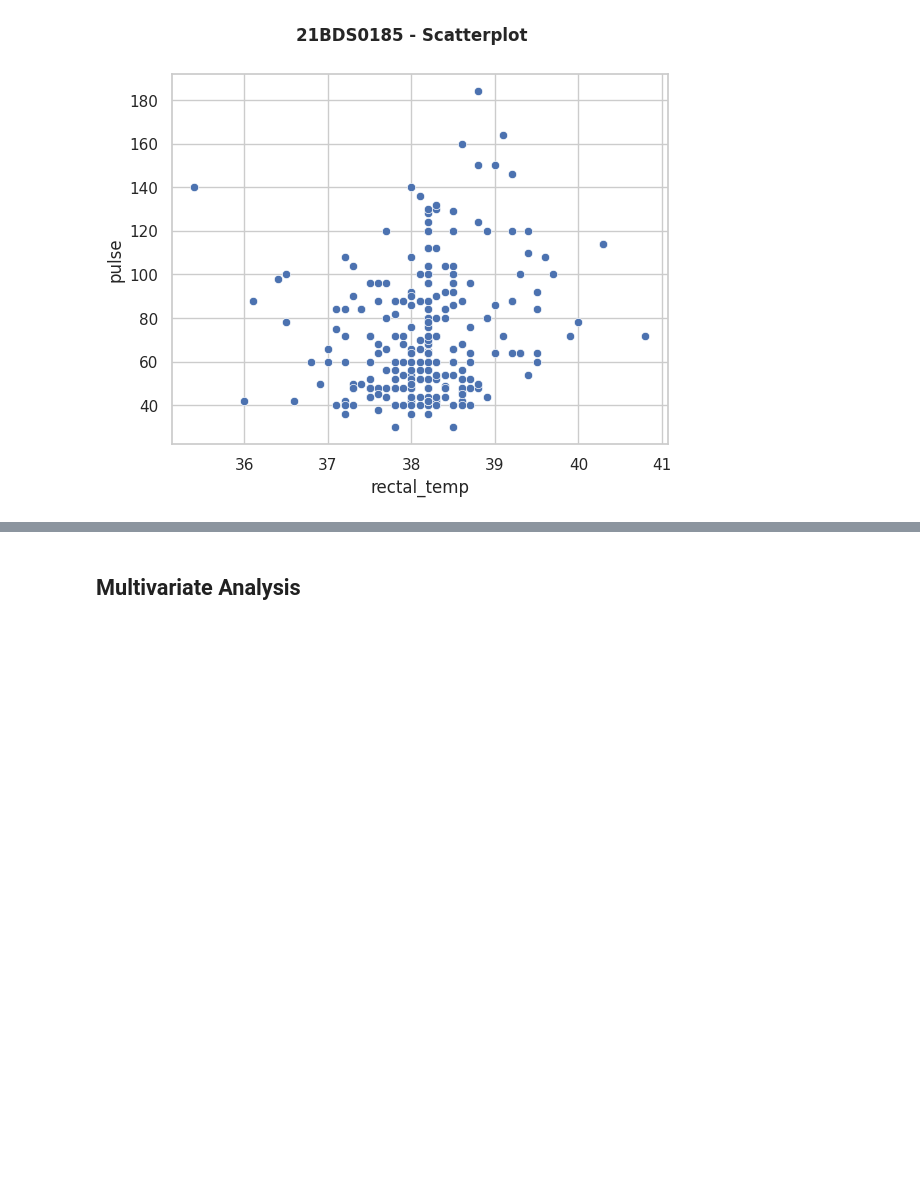
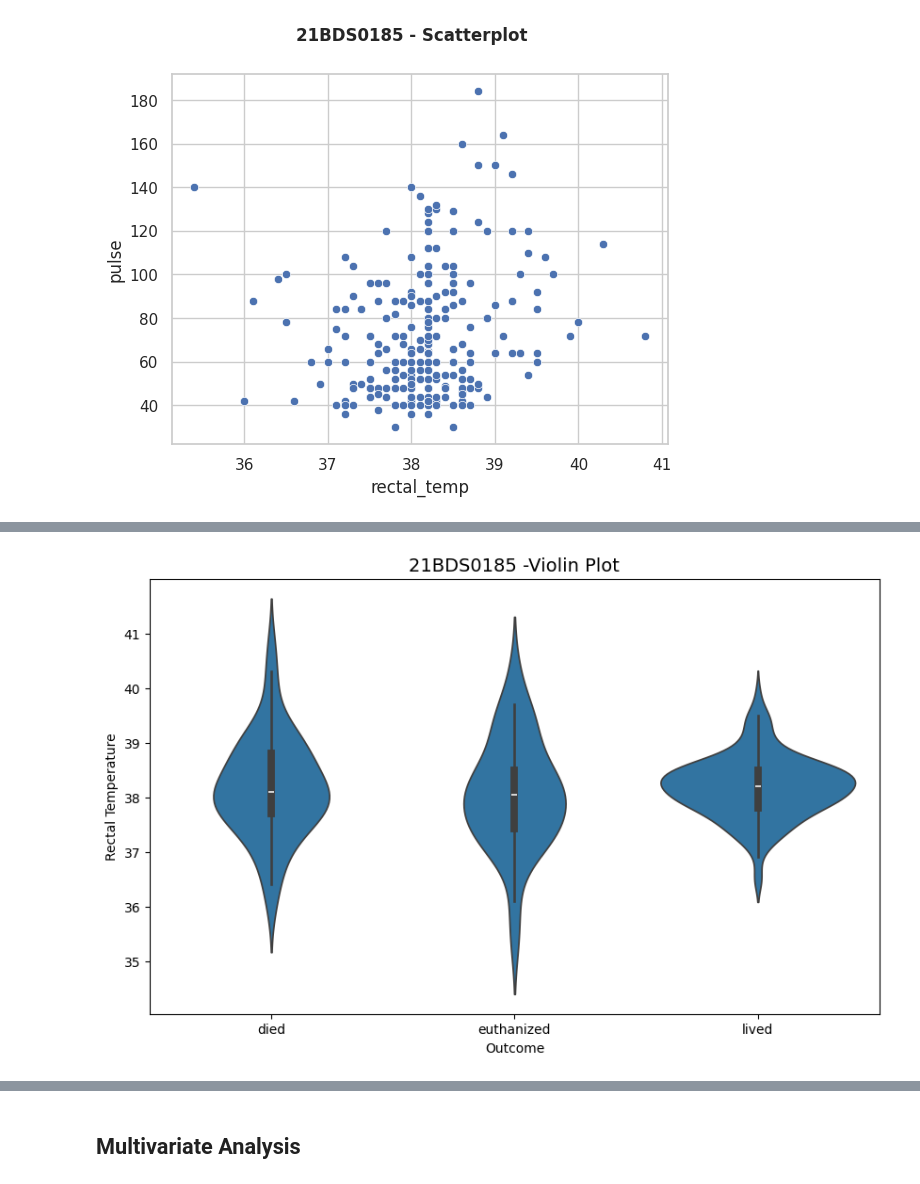
Before and after one commit to namandm/-EDA-21BDS0185, a Jupyter notebook: 21BDS0185.ipynb, the cells around one changed output, grey strips where cells are left out. Drawn from its saved outputs; the diff is of its cells as text; code cells hidden in the pictures; blank space fills up the shorter version.

```diff
--- a/21BDS0185.ipynb
+++ b/21BDS0185.ipynb
@@ -204,0 +216,9 @@ plt.show()
+# %%
+plt.figure(figsize=(10, 6))
+sns.violinplot(x=df['outcome'], y=df['rectal_temp'])
+plt.title("21BDS0185 -Violin Plot", fontsize=14)
+plt.xlabel("Outcome")
+plt.ylabel("Rectal Temperature")
+plt.show()
+# %% [output]
+[figure, added]
```
Also changed, not shown: parts of 5 cells of this notebook.
